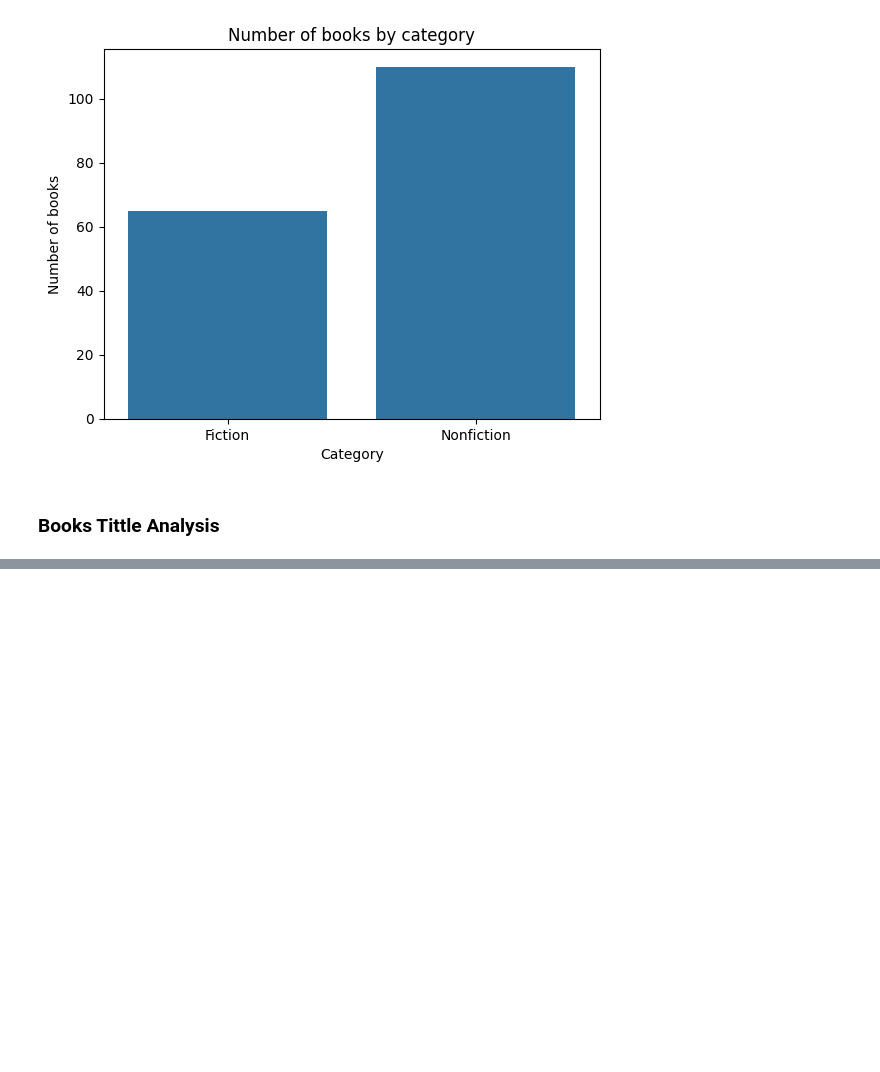
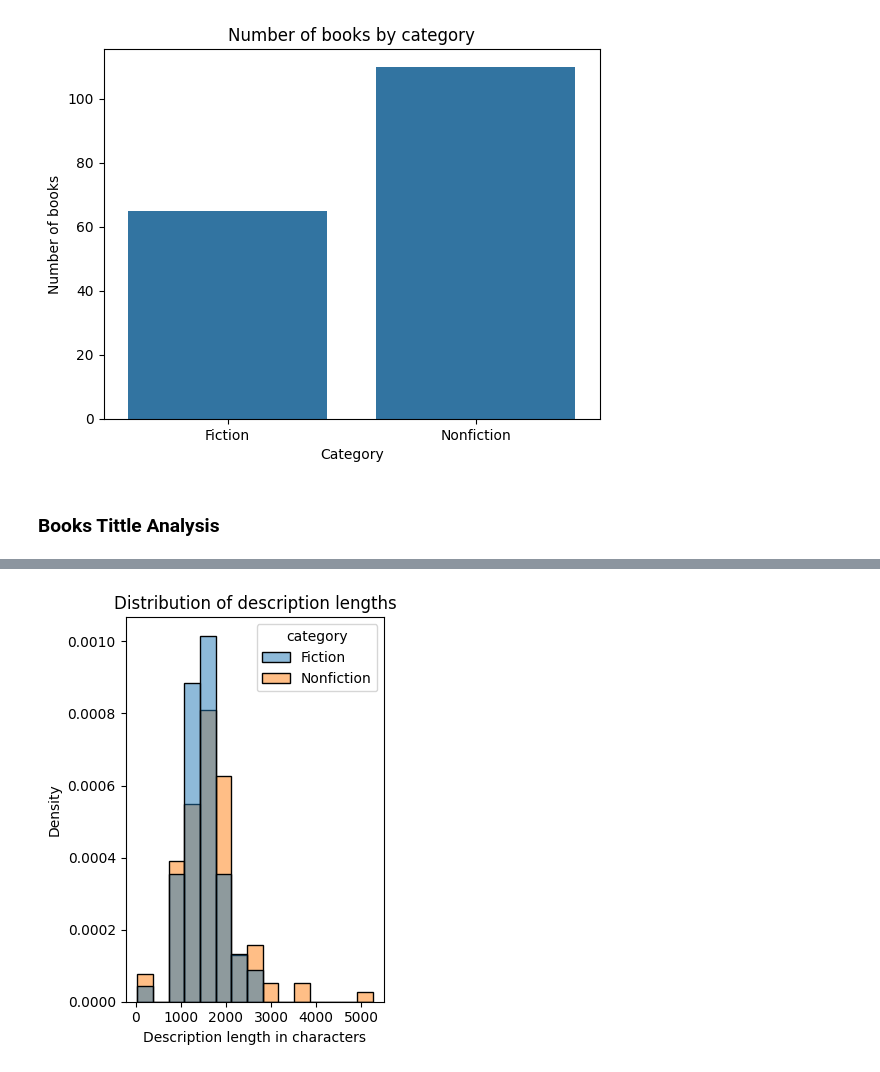
Before and after one commit to mdjawadulhasan/BookGenreClassifier, a Jupyter notebook: notebooks/03_eda.ipynb, the cells around one changed output, grey strips where cells are left out. Cells and saved outputs as stored; diff of their text form; code cells hidden in the pictures; blank space fills up the shorter version.

```diff
--- a/notebooks/03_eda.ipynb
+++ b/notebooks/03_eda.ipynb
@@ -47,0 +167,20 @@ plt.show()
+# %%
+plt.subplot(1, 2, 2)
+
+sns.histplot(
+    data=df,
+    x="description_length",
+    hue="category",
+    bins=15,
+    stat="density",
+    common_norm=False
+)
+
+plt.title("Distribution of description lengths")
+plt.xlabel("Description length in characters")
+plt.ylabel("Density")
+
+plt.tight_layout()
+plt.show()
+# %% [output]
+[figure, added]
```
Also changed, not shown: parts of 7 cells of this notebook, 2 other files.
